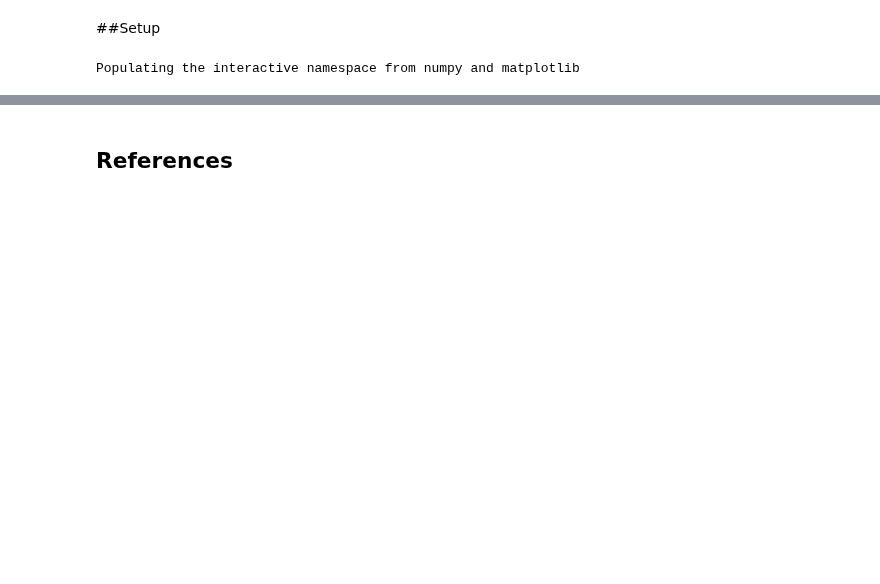
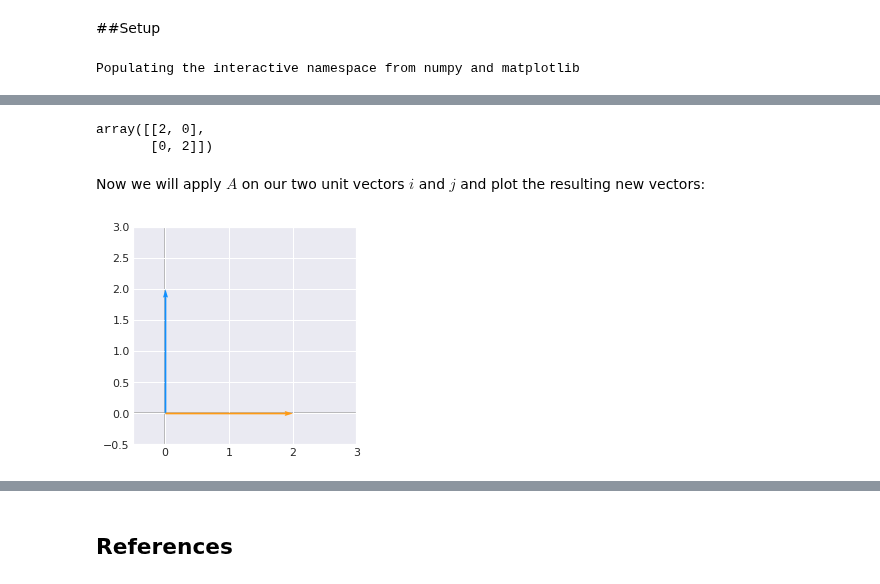
Before and after one commit to rahiakela/mathematics-for-machine-learning, a Jupyter notebook: deep-learning-book-maths/2_11_determinant.ipynb, the cells around one changed output, grey strips where cells are left out. Saved outputs shown, nothing was run; the diff lists cells and outputs as text; code cells hidden in the pictures; blank space fills up the shorter version.

```diff
--- a/deep-learning-book-maths/2_11_determinant.ipynb
+++ b/deep-learning-book-maths/2_11_determinant.ipynb
@@ -241,0 +110,21 @@ assert np.trace(A.dot(B).dot(C)) == np.trace(C.dot(A).dot(B)) == np.trace(B.dot(
+# %%
+A = np.array([
+  [2, 0],
+  [0, 2]
+])
+A
+# %% [output]
+array([[2, 0],
+       [0, 2]])
+# %% [markdown]
+Now we will apply ${A}$ on our two unit vectors $i$ and $j$ and plot the resulting new vectors:
+# %%
+new_i = A.dot(i)
+new_j = A.dot(j)
+
+plot_vectors([new_i, new_j], [['#1190FF'], ['#FF9A13']])
+plt.xlim(-0.5, 3)
+plt.ylim(-0.5, 3)
+plt.show()
+# %% [output]
+[figure, added]
```
Also changed, not shown: parts of 41 cells of this notebook.
